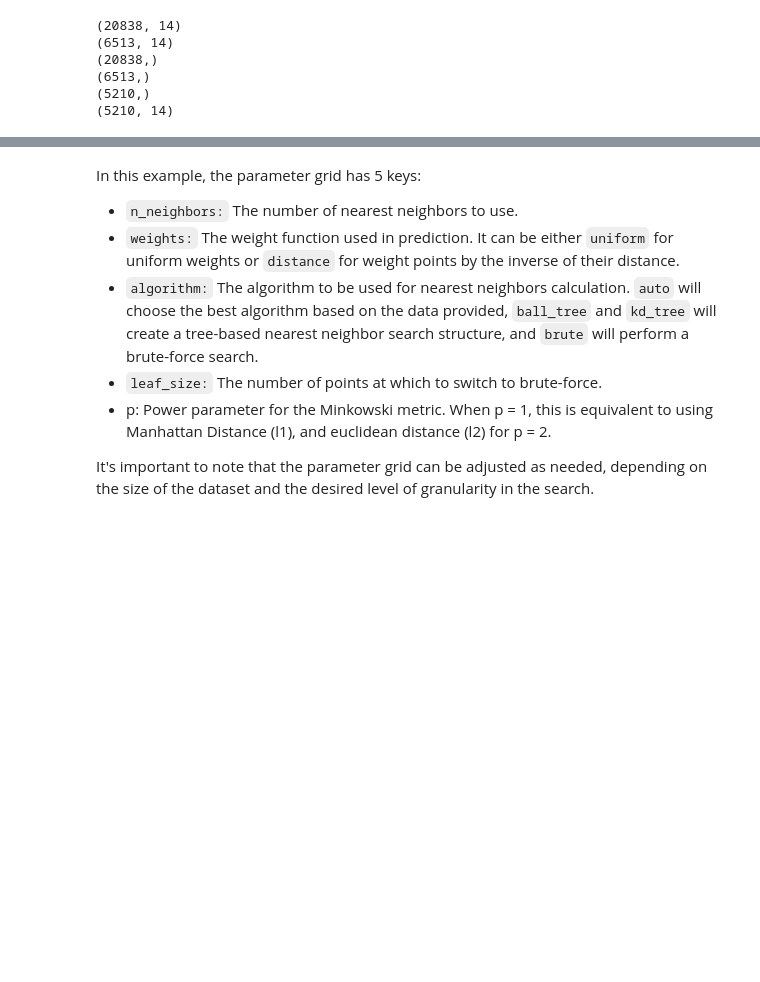
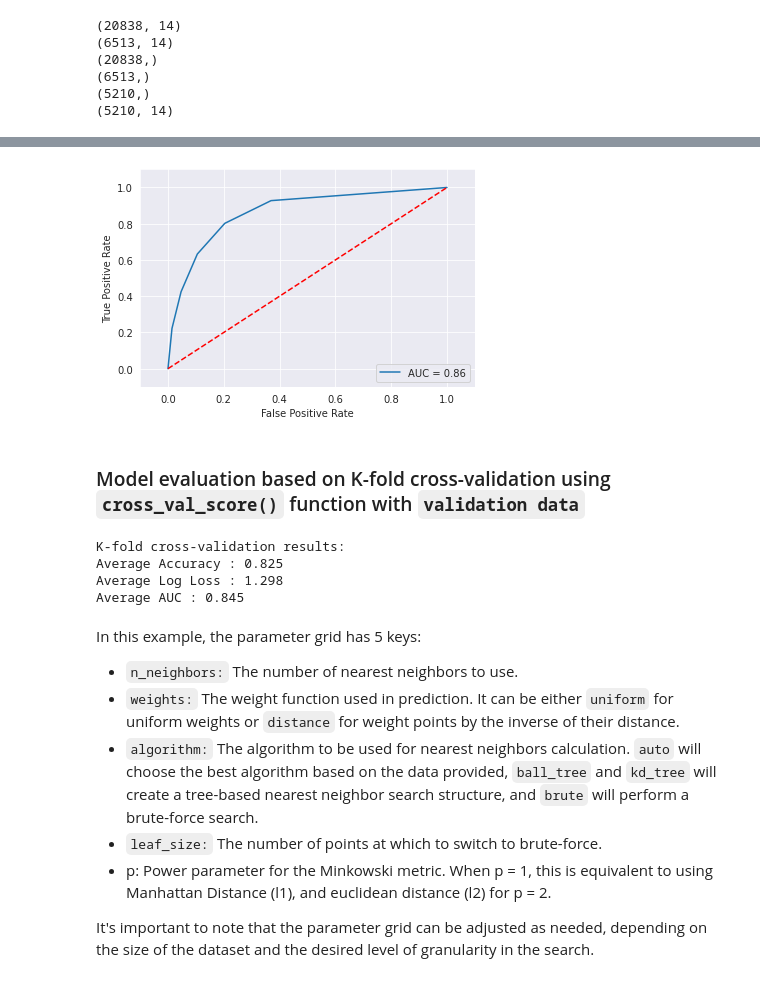
Before and after one commit to ehtisham-sadiq/Final-Year-Project-Material-, a Jupyter notebook: Week no 07/Census-based Income Predictive Modeling- An Analysis of the "Census Income".ipynb, the cells around one changed output, grey strips where cells are left out. Saved outputs shown, nothing was run; the diff lists cells and outputs as text; code cells hidden in the pictures; blank space fills up the shorter version.

```diff
--- a/Week no 07/Census-based Income Predictive Modeling- An Analysis of the "Census Income".ipynb
+++ b/Week no 07/Census-based Income Predictive Modeling- An Analysis of the "Census Income".ipynb
@@ -451,0 +485,17 @@ ValueError: For a sparse output, all columns should be a numeric or convertible
+# %%
+from sklearn.metrics import roc_auc_score
+y_pred_proba = model.predict_proba(X_test)[:,1]
+fpr, tpr, thresholds = roc_curve(y_test, y_pred_proba, pos_label=' >50K')
+roc_auc = roc_auc_score(y_test, y_pred_proba,)
+plt.plot(fpr, tpr, label='AUC = %0.2f'% roc_auc)
+plt.legend(loc='lower right')
+plt.plot([0,1],[0,1],'r--')
+plt.xlim([-0.1,1.1])
+plt.ylim([-0.1,1.1])
+plt.ylabel('True Positive Rate')
+plt.xlabel('False Positive Rate')
+plt.show()
+# %% [output]
+[figure, added]
+# %% [markdown]
+### Model evaluation based on K-fold cross-validation using `cross_val_score()` function with `validation data`
@@ -452,3 +512,14 @@ ValueError: For a sparse output, all columns should be a numeric or convertible
+# %%
+# Results of the model using cross-validation
+print('K-fold cross-validation results:')
+print(f"Average Accuracy : {result_accuracy.mean():.3f}")
+print(f"Average Log Loss : {-result_log_loss.mean():.3f}")
+print(f"Average AUC : {result_auc.mean():.3f}")
+# %% [output]
+K-fold cross-validation results:
+Average Accuracy : 0.825
+Average Log Loss : 1.298
+Average AUC : 0.845
 # %%
 # from sklearn.pipeline import Pipeline
 # from sklearn.feature_selection import SelectKBest
```
Also changed, not shown: parts of 19 cells of this notebook.
